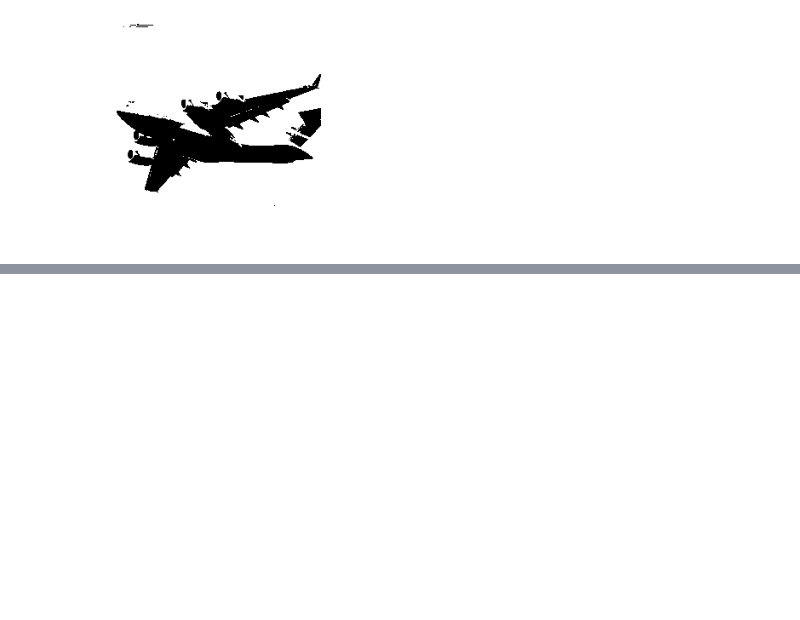
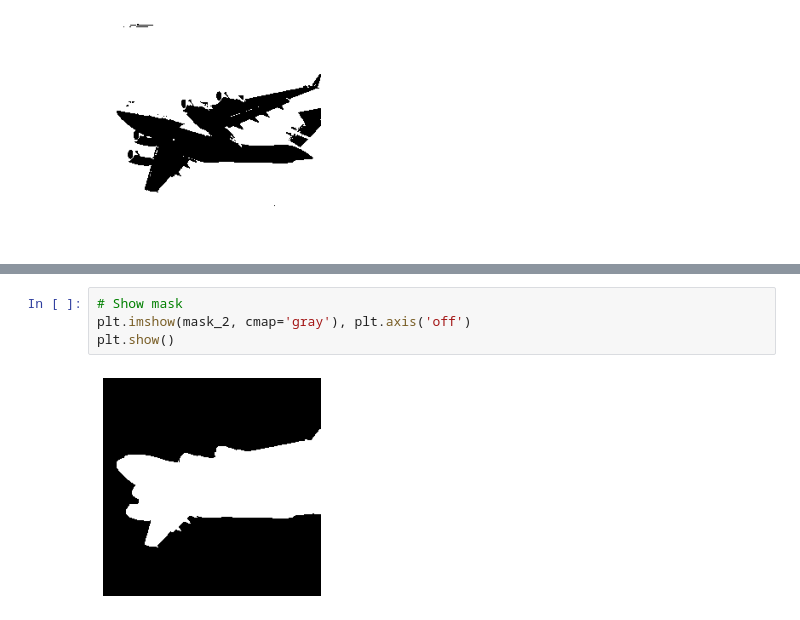
Before and after one commit to rafamarquesi/machine-learning-with-python-cookbook, a Jupyter notebook: cap8/cap8.ipynb, the cells around one changed output, grey strips where cells are left out. Saved outputs shown, nothing was run; the diff lists cells and outputs as text; blank space fills up the shorter version.

```diff
--- a/cap8/cap8.ipynb
+++ b/cap8/cap8.ipynb
@@ -306,0 +357,6 @@ plt.show()
+# %%
+# Show mask
+plt.imshow(mask_2, cmap='gray'), plt.axis('off')
+plt.show()
+# %% [output]
+[figure, added]
```
Also changed, not shown: parts of 25 cells of this notebook.
